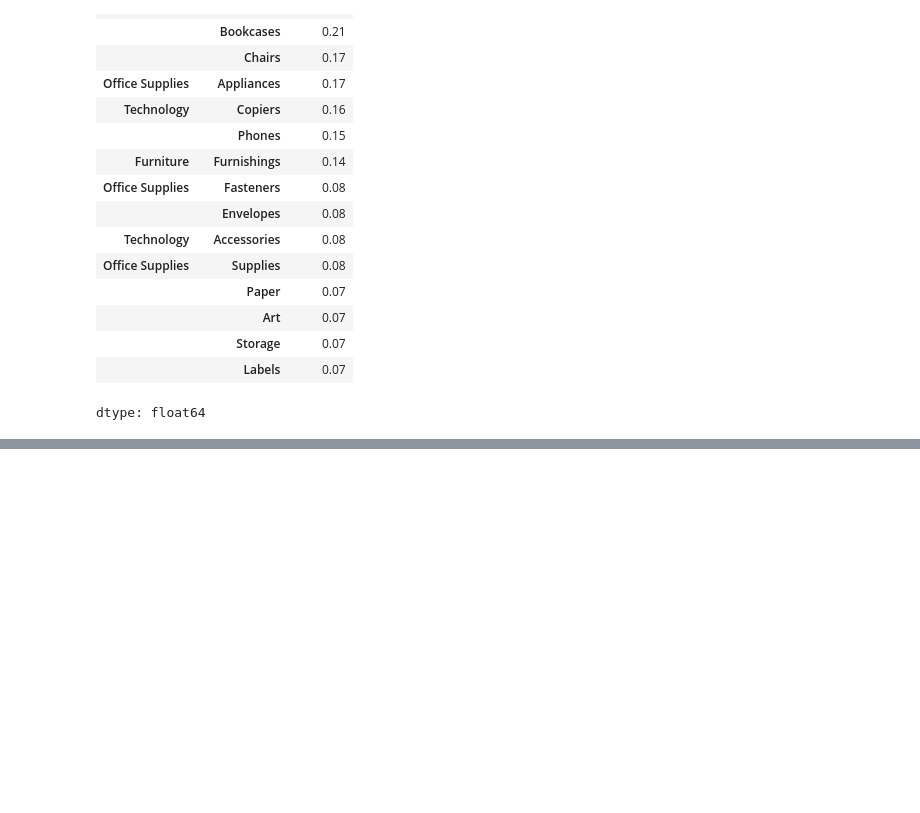
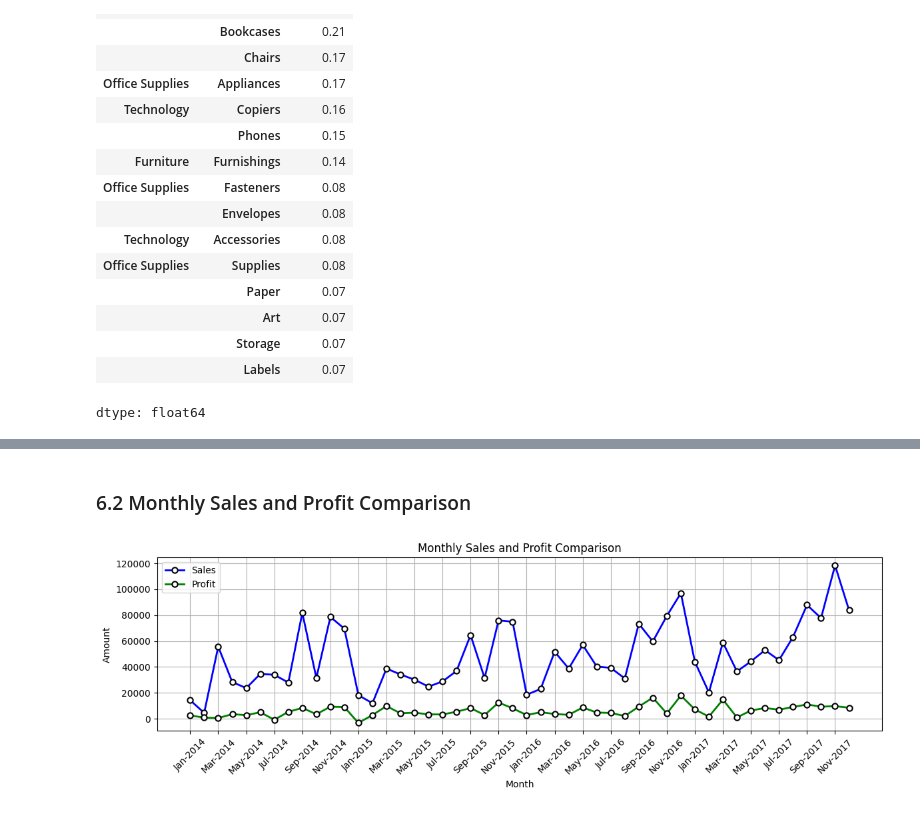
Before and after one commit to srinageswaran2006/Python-for-Data-Analysis, a Jupyter notebook: Projects/Superstore_EDA.ipynb, the cells around one changed output, grey strips where cells are left out. Saved outputs shown, nothing was run; the diff lists cells and outputs as text; code cells hidden in the pictures; blank space fills up the shorter version.

```diff
--- a/Projects/Superstore_EDA.ipynb
+++ b/Projects/Superstore_EDA.ipynb
@@ -875,0 +920,19 @@ dtype: float64
+# %% [markdown]
+### 6.2 Monthly Sales and Profit Comparison
+# %%
+monthly_sp=df.groupby(df["Order Date"].dt.to_period("M"))[["Sales","Profit"]].sum()
+monthly_sp.index=monthly_sp.index.to_timestamp().strftime("%b-%Y") #converting period to timestamp(datetime)
+
+plt.figure(figsize=(12,4))
+plt.plot(monthly_sp.index,monthly_sp["Sales"] ,label="Sales", marker="o",linewidth=2, color="blue",mec="black",mew=1.5,mfc="white")
+plt.plot(monthly_sp.index,monthly_sp["Profit"],label="Profit", marker="o",linewidth=2, color="green",mec="black",mew=1.5,mfc="white")
+plt.title("Monthly Sales and Profit Comparison")
+plt.xlabel("Month")
+plt.ylabel("Amount")
+plt.xticks(monthly_sp.index[::2],rotation=45) #to skip alternative month name for space
+plt.legend(loc="upper left")
+plt.tight_layout()
+plt.grid(True)
+plt.show()
+# %% [output]
+[figure, added]
```
Also changed, not shown: parts of 31 cells of this notebook.
